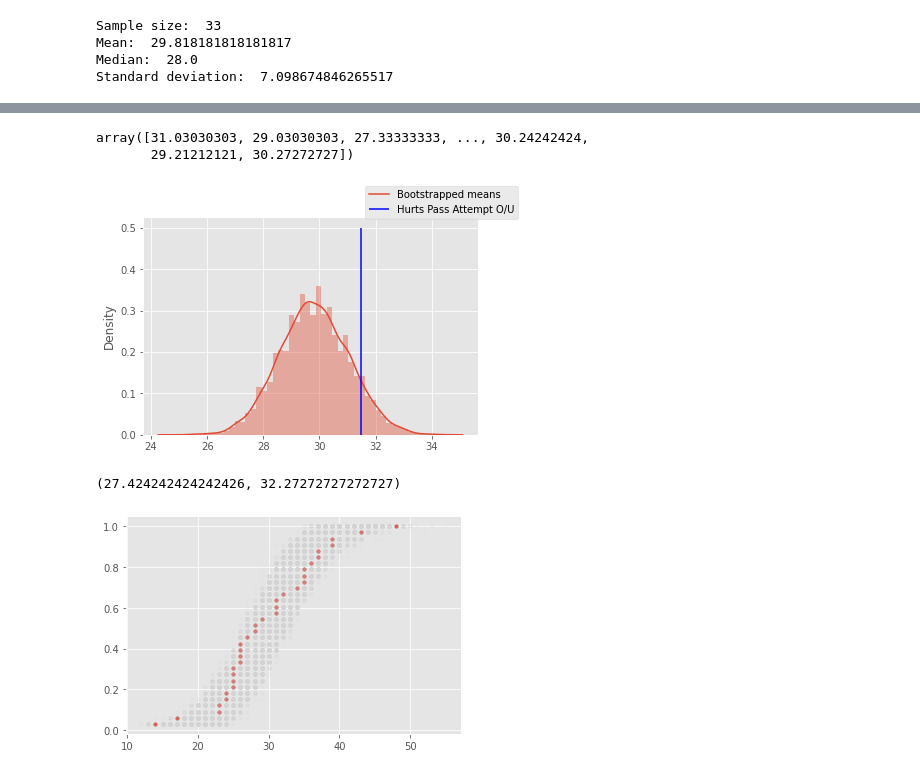
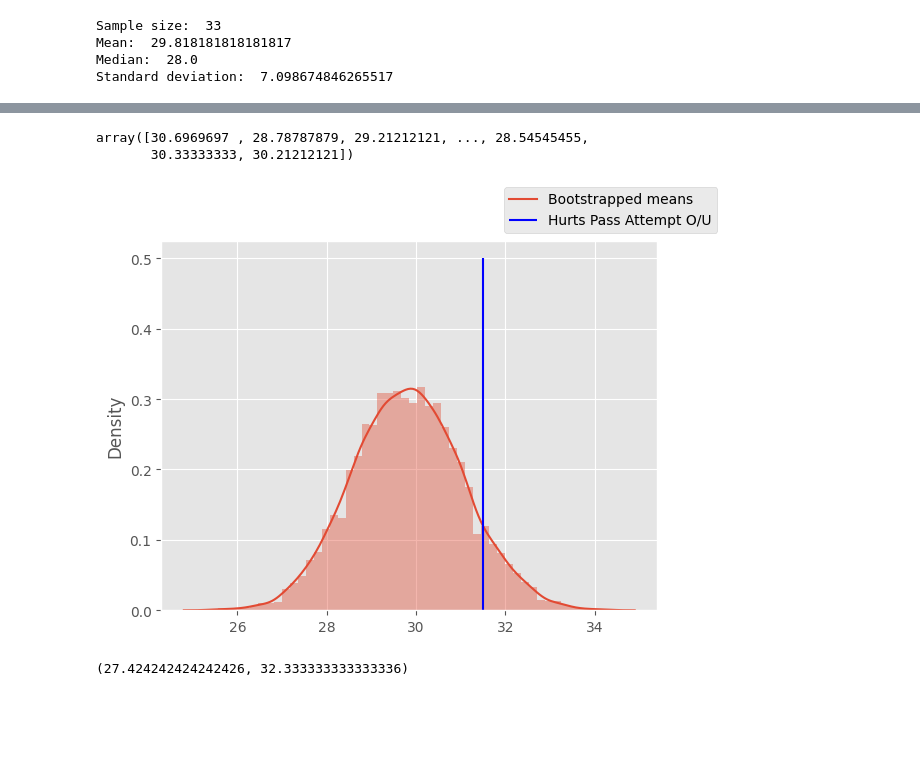
Before and after one commit to fantasydatapros/blog, a Jupyter notebook: betting/post_1.ipynb, the cells around one changed output, grey strips where cells are left out. Saved outputs shown, nothing was run; the diff lists cells and outputs as text; code cells hidden in the pictures; blank space fills up the shorter version.

```diff
--- a/betting/post_1.ipynb
+++ b/betting/post_1.ipynb
@@ -96,8 +84,8 @@ Implied probability of over 38.5 pass attempts for Mahomes in the Super Bowl is:
 # %%
 #load our data for mahomes
-weekly_data = nfl.import_weekly_data(years=range(2018, 2023), columns=['player_name', 'attempts'])
-mahomes_pa = weekly_data.loc[weekly_data['player_name'] == 'P.Mahomes'].attempts.values
+weekly_data = nfl.import_weekly_data(years=range(2021, 2023), columns=['player_name', 'attempts'])
+hurts_pa = weekly_data.loc[weekly_data['player_name'] == 'J.Hurts'].attempts.values
 
-mahomes_pa
+hurts_pa
 # %% [output]
 Downcasting floats.
@@ -124,8 +93,0 @@ Standard deviation:  8.217707608359154
-# %%
-# sampling with replacement first
-xs = np.array([])
-n_simulations = 10_000
-
-for _ in range(n_simulations):
-    boot_x = np.random.choice(mahomes_pa, size=len(mahomes_pa), replace=True).mean()
-    xs =  np.append(xs, boot_x)
@@ -234,41 +125,24 @@ xs = np.array([])
 n_simulations = 10_000
 
 for _ in range(n_simulations):
-    boot_x = np.random.choice(hurts_pa, size=len(hurts_pa), replace=True).mean()
+    boot_x = np.random.choice(mahomes_pa, size=len(hurts_pa), replace=True).mean()
     xs =  np.append(xs, boot_x)
+
+xs
+# %% [output]
+array([30.6969697 , 28.78787879, 29.21212121, ..., 28.54545455,
+       30.33333333, 30.21212121])
-# %%
-xs
-# %% [output]
-array([31.03030303, 29.03030303, 27.33333333, ..., 30.24242424,
-       29.21212121, 30.27272727])
 # %%
 sns.distplot(xs);
 plt.gca().vlines(x=hurts_pa_ou, ymin=0, ymax=0.5, color='blue');
 plt.gcf().legend(['Bootstrapped means', 'Hurts Pass Attempt O/U']);
+
+#for later
+kde_data_x, kde_data_y = plt.gca().lines[0].get_data()
 # %% [output]
-[figure, old version]
+[figure, new version]
 # %%
 lower_bound, upper_bound = np.quantile(xs, 0.025), np.quantile(xs, 0.975)
 lower_bound, upper_bound
 # %% [output]
-(27.424242424242426, 32.27272727272727)
+(27.424242424242426, 32.333333333333336)
-# %%
-def ecdf(data):
-  n = len(data)
-  x = np.sort(data)
-  y = np.arange(1, n + 1) / n
-  return x, y
-
-ecdf_x, ecdf_y = ecdf(hurts_pa);
-plt.plot(ecdf_x, ecdf_y, marker='.', linestyle='none');
-
-mean_hurts_pa = np.mean(hurts_pa)
-
-n_reps = 1000
-
-for i in range(n_reps):
-  samples = np.random.poisson(np.mean(hurts_pa), size=len(hurts_pa))
-  theor_x, theor_y = ecdf(samples)
-  plt.plot(theor_x, theor_y, marker='.', linestyle='none', alpha=0.01, color='lightgrey')
-# %% [output]
-[figure, removed]
```
Also changed, not shown: parts of 36 cells of this notebook.
